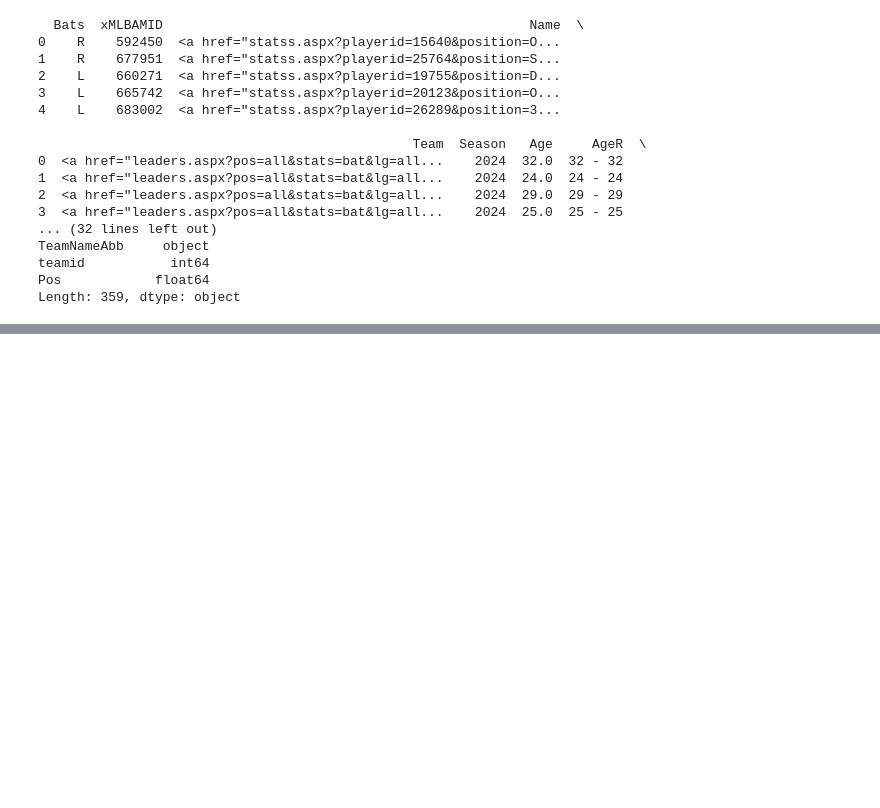
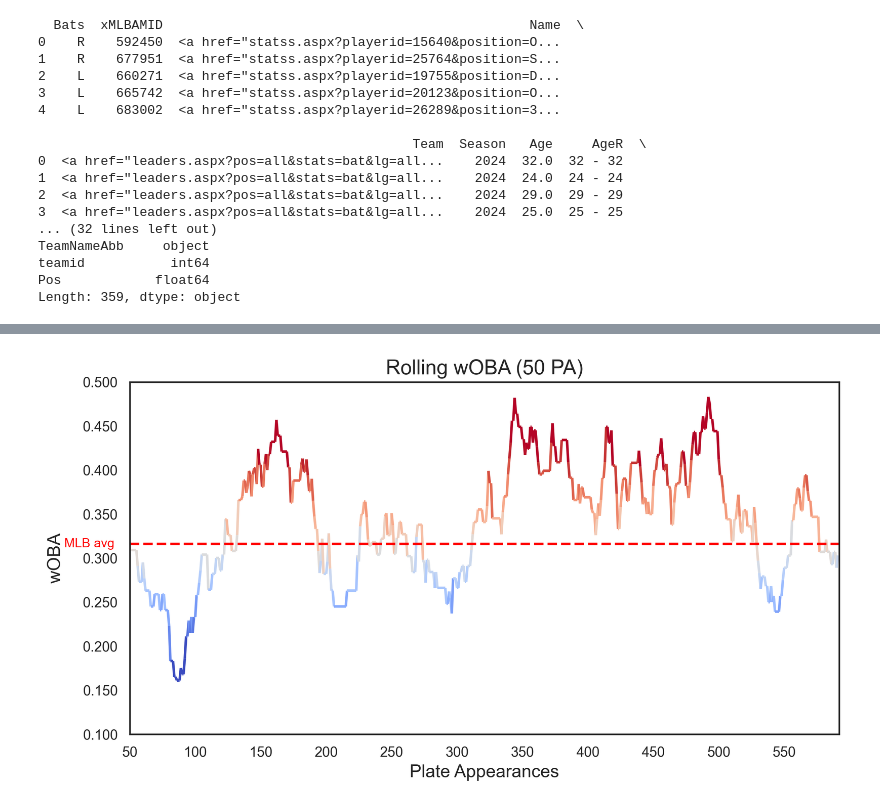
Before and after one commit to jshelty/JLukeSports, a Jupyter notebook: JLukeHitterCard.ipynb, the cells around one changed output, grey strips where cells are left out. Saved outputs shown, nothing was run; the diff lists cells and outputs as text; code cells hidden in the pictures; blank space fills up the shorter version.

```diff
--- a/JLukeHitterCard.ipynb
+++ b/JLukeHitterCard.ipynb
@@ -414,0 +345,75 @@ rolling_woba_by_pa(filtered_df, ax=plt.subplots(figsize=(10, 5))[1], window=50)
+# %%
+import numpy as np
+import pandas as pd
+import seaborn as sns
+import matplotlib.pyplot as plt
+from matplotlib.ticker import MaxNLocator, FormatStrFormatter
+from matplotlib.ticker import MaxNLocator
+from matplotlib.collections import LineCollection
+
+def rolling_woba_by_pa(df: pd.DataFrame, ax: plt.Axes, window: int):
+    # Drop rows where 'woba_value' or 'plate_x' and 'plate_z' are NaN
+    df = df.dropna(subset=['woba_value', 'plate_x', 'plate_z'])
+
+     # Reverse the DataFrame order
+    df = df.iloc[::-1].reset_index(drop=True)
+
+    # Calculate wOBA rolling window by PA (plate appearance)
+    df['rolling_woba'] = df['woba_value'].rolling(window=window).mean()
+
+    # Generate x and y data for the plot
+    x = np.arange(len(df))
+    y = df['rolling_woba'].values
+
+    # Create segments for the LineCollection
+    points = np.array([x, y]).T.reshape(-1, 1, 2)
+    segments = np.concatenate([points[:-1], points[1:]], axis=1)
+
+    # Define color based on the y value crossing the 0.316 threshold
+    colors = ['blue' if y_ < 0.316 else 'red' for y_ in y]
+    cmap = plt.cm.get_cmap('coolwarm')  # Use a diverging colormap
+    lc = LineCollection(
+        segments,
+        cmap=cmap,
+        norm=plt.Normalize(vmin=0.19, vmax=0.42),  # Adjust normalization as needed
+        linewidth=2
+    )
+    lc.set_array(y)  # Color by y-values
+    ax.add_collection(lc)
+
+    # Plot the rolling wOBA against Plate Appearances
+    ax.plot(x, y, alpha=0)  # Transparent line for proper scaling
+
+    # Adjust axis labels and title
+    ax.set_xlabel('Plate Appearances', fontdict={'size': 14})
+    ax.set_ylabel('wOBA', fontdict={'size': 14})
+    ax.set_title(f'Rolling wOBA ({window} PA)', fontdict={'size': 16})
+
+    # Move y-axis label to avoid overlap
+    ax.set_ylabel('wOBA', fontdict={'size': 14}, labelpad=15)  # Adjust `labelpad` for spacing
+
+    # Format y-axis to show three decimal places
+    ax.yaxis.set_major_formatter(FormatStrFormatter('%.3f'))
+
+    # Set x-axis to show integer values only (i.e., PA numbers)
+    ax.xaxis.set_major_locator(MaxNLocator(integer=True))
+
+    ax.set_xticks(np.arange(0, len(df), 50))
+
+    # Optional: Adjust x and y axis limits
+    ax.set_xlim(50, len(df))  # Set x-axis range from 0 to the length of the data
+    ax.set_ylim(.1, 0.500)      # Example: limit y-axis to range from 0 to 0.5 for rolling wOBA
+
+    # Add dashed red line at y = 0.316 (MLB average)
+    ax.axhline(y=0.316, color='red', linestyle='--', linewidth=2)
+
+    # Add label for the dashed line
+    ax.text(0, 0.316, 'MLB avg', color='red', fontsize=10, va='center', ha='left')
+
+    plt.show()
+
+filtered_df = df_pyb[(df_pyb['events'].notnull())]
+# Example usage
+rolling_woba_by_pa(filtered_df, ax=plt.subplots(figsize=(10, 5))[1], window=50)
+# %% [output]
+[figure, added]
```
Also changed, not shown: parts of 12 cells of this notebook.
